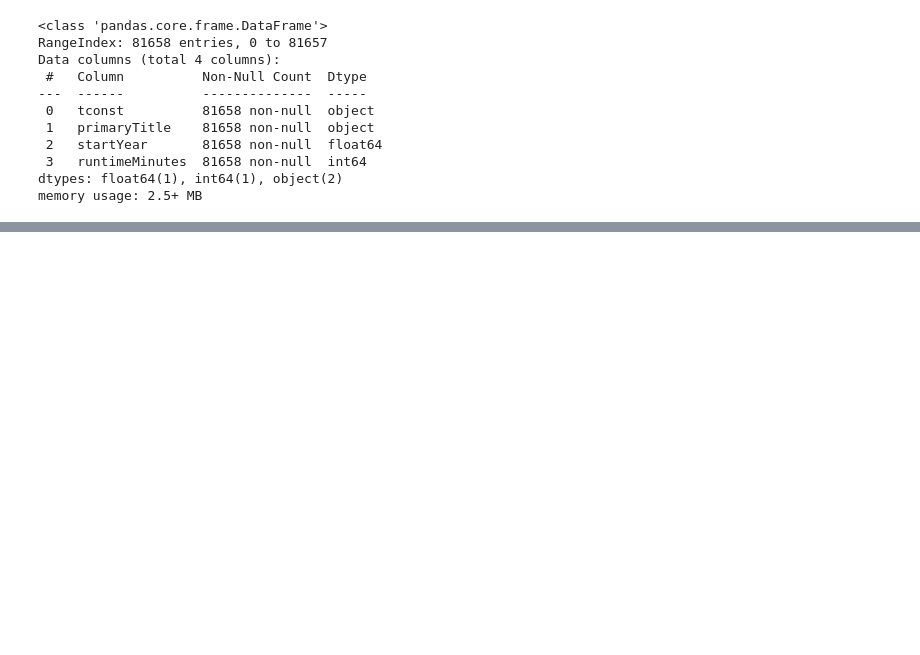
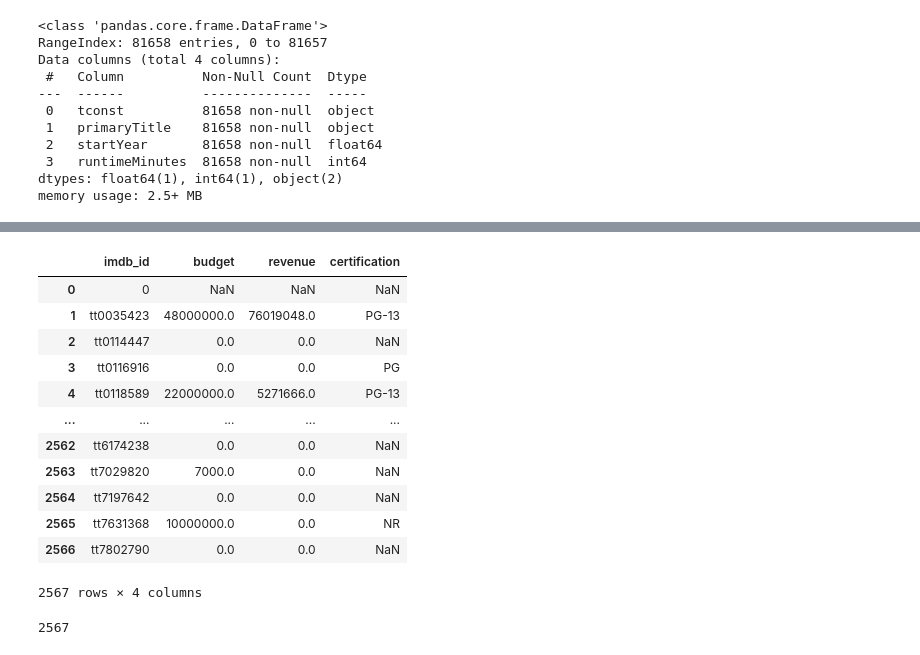
Before and after one commit to sharclark/IMDB-SQL-Database, a Jupyter notebook: IMDB SQL Database - Part 3.ipynb, the cells around one changed output, grey strips where cells are left out. Cells and saved outputs as stored; diff of their text form; code cells hidden in the pictures; blank space fills up the shorter version.

```diff
--- a/IMDB SQL Database - Part 3.ipynb
+++ b/IMDB SQL Database - Part 3.ipynb
@@ -235,0 +348,17 @@ memory usage: 2.5+ MB
+# %%
+tmdb_df = tmdb_df[['imdb_id','budget','revenue','certification']]
+tmdb_df
+# %% [output]
+|  | imdb_id | budget | revenue | certification |
+| 0 | 0 | NaN | NaN | NaN |
+| 1 | tt0035423 | 48000000.0 | 76019048.0 | PG-13 |
+| 2 | tt0114447 | 0.0 | 0.0 | NaN |
+| 3 | tt0116916 | 0.0 | 0.0 | PG |
+| 4 | tt0118589 | 22000000.0 | 5271666.0 | PG-13 |
+| ... | ... | ... | ... | ... |
+| 2562 | tt6174238 | 0.0 | 0.0 | NaN |
+| 2563 | tt7029820 | 7000.0 | 0.0 | NaN |
+| 2564 | tt7197642 | 0.0 | 0.0 | NaN |
+| 2565 | tt7631368 | 10000000.0 | 0.0 | NR |
+| 2566 | tt7802790 | 0.0 | 0.0 | NaN |
+2567 rows × 4 columns
@@ -235,0 +377,5 @@ memory usage: 2.5+ MB
+# %%
+tmdb_df.to_sql('tmdb_data',engine,dtype=tmdb_schema,if_exists='replace',
+              index=False)
+# %% [output]
+2567
```
Also changed, not shown: parts of 15 cells of this notebook.
